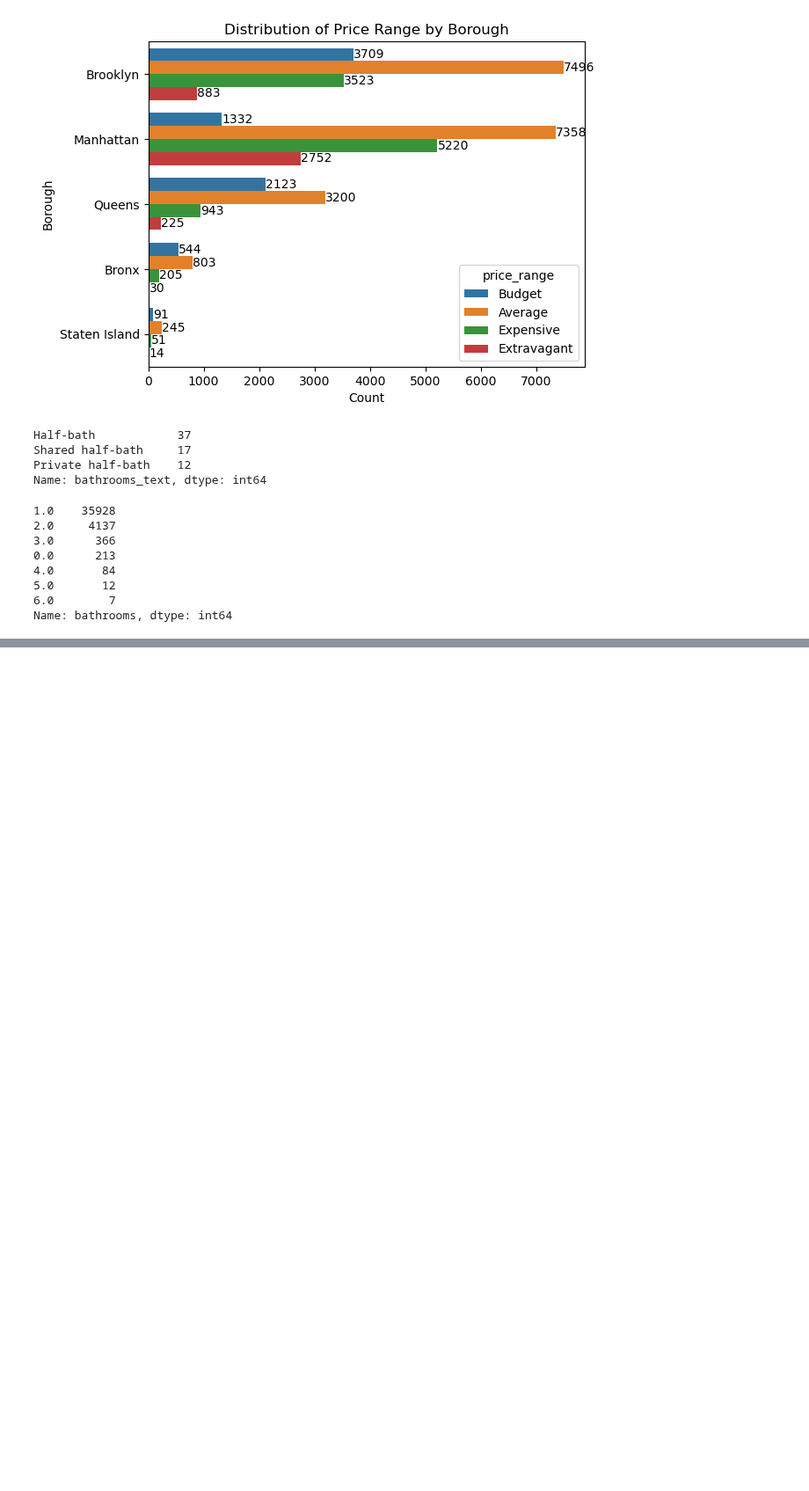
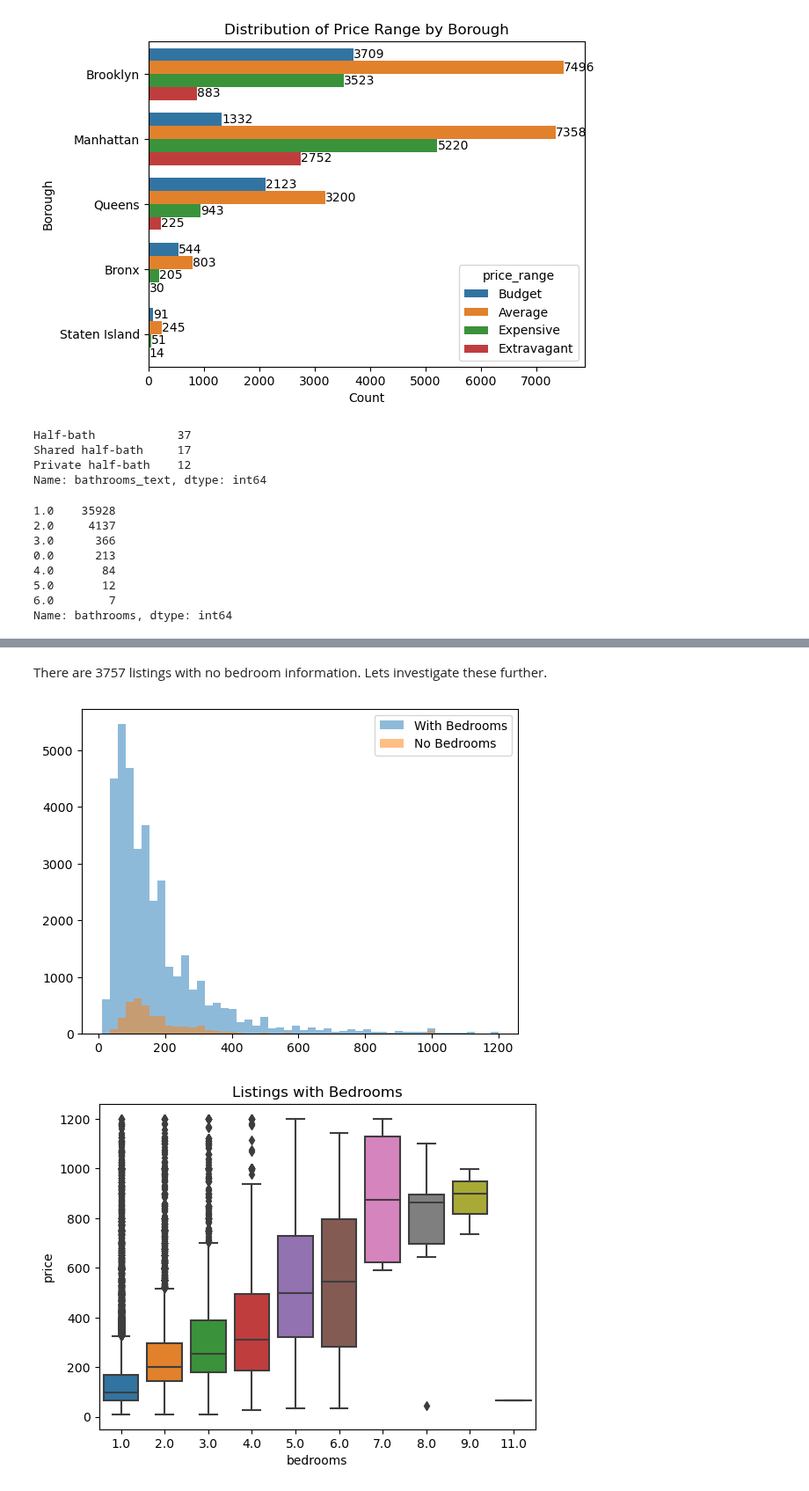
Before and after one commit to n-altawam/Sprinboard, a Jupyter notebook: Capstone 2/EDA.ipynb, the cells around one changed output, grey strips where cells are left out. Shown at 88% size. Saved outputs shown, nothing was run; the diff lists cells and outputs as text; code cells hidden in the pictures; blank space fills up the shorter version.

```diff
--- a/Capstone 2/EDA.ipynb
+++ b/Capstone 2/EDA.ipynb
@@ -288,0 +354,11 @@ df.bathrooms_text.value_counts()
+# %%
+from sklearn.preprocessing import LabelEncoder
+
+# define columns to encode
+cols_to_encode = ['room_type', 'price_range']
+
+# create LabelEncoder object
+le = LabelEncoder()
+
+for col in cols_to_encode:
+    df[col+'_labeled'] = le.fit_transform(df[col].astype(str))
@@ -288,0 +409,23 @@ df.bathrooms_text.value_counts()
+# %% [markdown]
+There are 3757 listings with no bedroom information. Lets investigate these further.
+# %%
+import matplotlib.pyplot as plt
+import seaborn as sns
+
+# Create two dataframes - one with bedroom information and one without
+df_bedrooms = df[df['bedrooms'].notna()]
+df_no_bedrooms = df[df['bedrooms'].isna()]
+
+# Plot histograms of the price column for each dataframe
+plt.hist(df_bedrooms['price'], bins=50, alpha=0.5, label='With Bedrooms')
+plt.hist(df_no_bedrooms['price'], bins=50, alpha=0.5, label='No Bedrooms')
+plt.legend(loc='upper right')
+plt.show()
+
+# boxplot of the price column
+sns.boxplot(x='bedrooms', y='price', data=df_bedrooms)
+plt.title('Listings with Bedrooms')
+plt.show()
+# %% [output]
+[figure, added]
+[figure, added]
```
Also changed, not shown: parts of 18 cells of this notebook, 1 other file.
